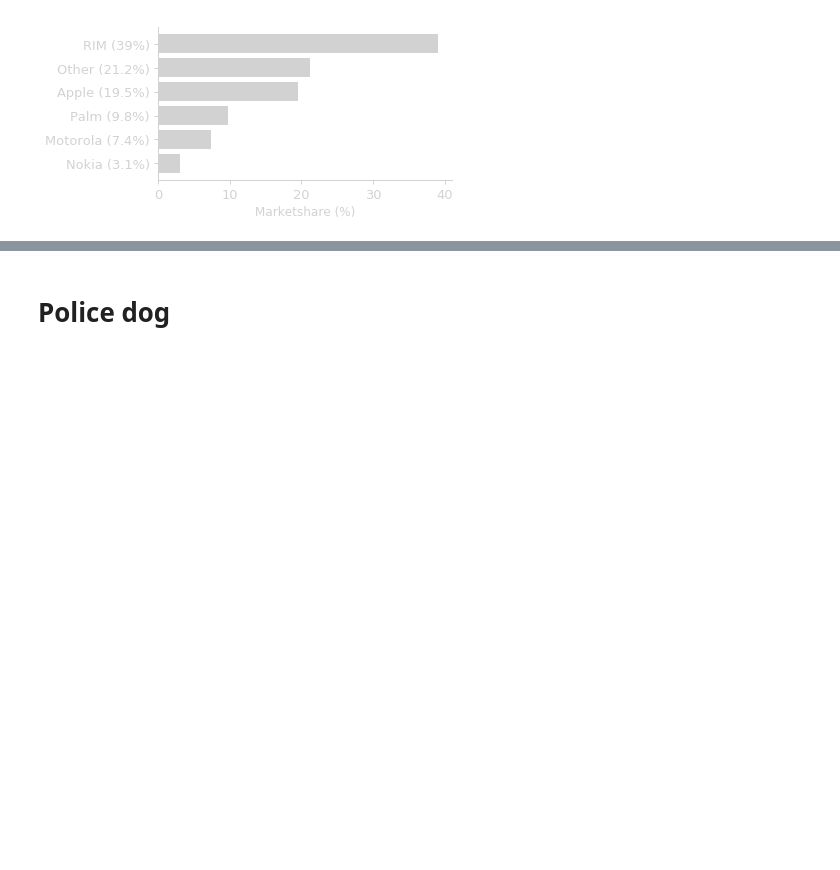
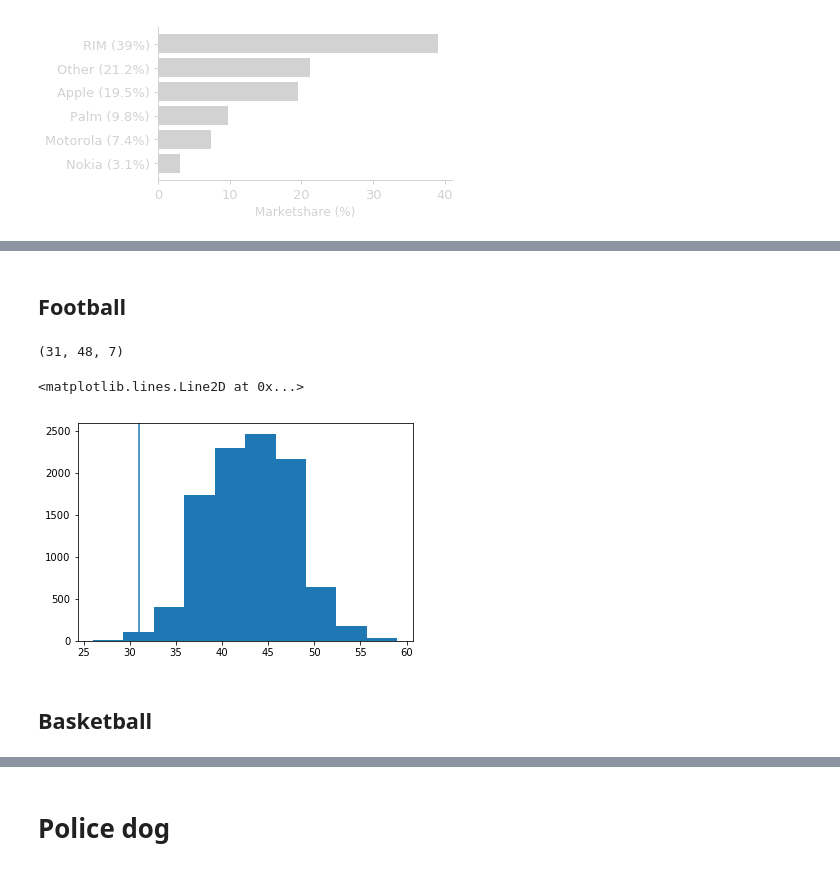
Before and after one commit to gcalmettes/stats13-slides, a Jupyter notebook: notebook-fig/figs-slides.ipynb, the cells around one changed output, grey strips where cells are left out. Saved outputs shown, nothing was run; the diff lists cells and outputs as text; code cells hidden in the pictures; blank space fills up the shorter version.

```diff
--- a/notebook-fig/figs-slides.ipynb
+++ b/notebook-fig/figs-slides.ipynb
@@ -1710,0 +1715,27 @@ plt.savefig("/Users/Gui/Box Sync/_STATS13/_Slides/_stats13-Lectures/assets/img/l
+# %% [markdown]
+## Football
+# %%
+# data from https://en.wikipedia.org/wiki/UCLA–USC_rivalry#Football_series_record
+football = pd.read_csv("data-src/ucla-usc-football-rivalry.csv")
+# %%
+n_games = football.Winner.count()
+n_usc = football.Winner[football.Winner=="USC"].count()
+n_ucla = football.Winner[football.Winner=="UCLA"].count()
+n_tie = football.Winner[football.Winner=="TIE"].count()
+# %%
+n_ucla, n_usc, n_tie
+# %% [output]
+(31, 48, 7)
+# %%
+res = np.zeros(10000)
+for i in range(10000):
+    sample = np.random.rand(n_games)
+    res[i] = np.sum(sample<0.5)
+# %%
+plt.hist(res)
+plt.axvline(n_ucla)
+# %% [output]
+<matplotlib.lines.Line2D at 0x...>
+[figure, added]
+# %% [markdown]
+## Basketball
```
Also changed, not shown: parts of 20 cells of this notebook.
